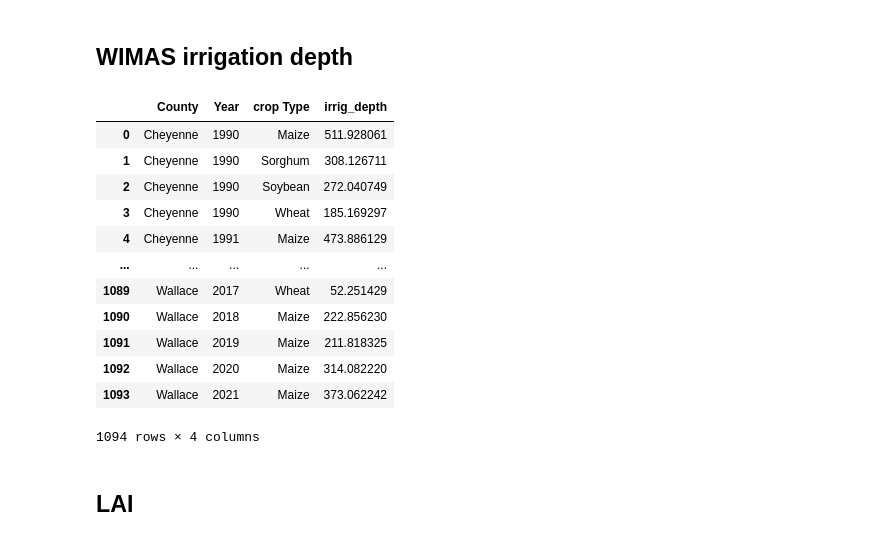
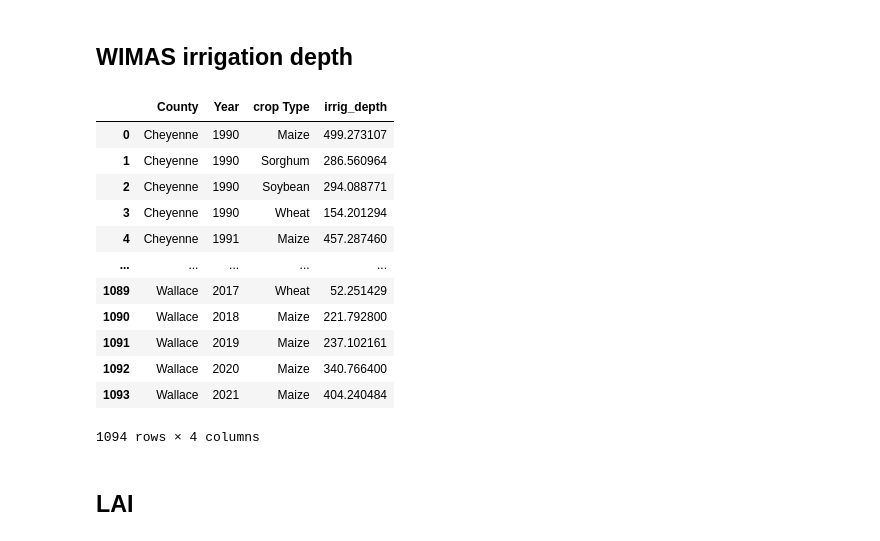
Before and after one commit to wndlovu/EGGS-Aquacrop, a Jupyter notebook: data_analysis_county/corn_calibration.ipynb, the cells around one changed output. Saved outputs shown, nothing was run; the diff lists cells and outputs as text; code cells hidden in the pictures.

```diff
--- a/data_analysis_county/corn_calibration.ipynb
+++ b/data_analysis_county/corn_calibration.ipynb
@@ -284,22 +285,22 @@ irrig_depth = irrig_depth.rename(columns = {'WUA_YEAR': 'Year',
                                             'crop_name': 'crop Type'})
 # %%
 # calculate mean irrig
-irrig_depth = irrig_depth.groupby(['County', 'Year', 'crop Type']).agg({'irrig_depth':'mean'})
+irrig_depth = irrig_depth.groupby(['County', 'Year', 'crop Type']).agg({'irrig_depth':'median'})
 irrig_depth = irrig_depth.reset_index()
 irrig_depth
 # %% [output]
 |  | County | Year | crop Type | irrig_depth |
-| 0 | Cheyenne | 1990 | Maize | 511.928061 |
-| 1 | Cheyenne | 1990 | Sorghum | 308.126711 |
-| 2 | Cheyenne | 1990 | Soybean | 272.040749 |
-| 3 | Cheyenne | 1990 | Wheat | 185.169297 |
-| 4 | Cheyenne | 1991 | Maize | 473.886129 |
+| 0 | Cheyenne | 1990 | Maize | 499.273107 |
+| 1 | Cheyenne | 1990 | Sorghum | 286.560964 |
+| 2 | Cheyenne | 1990 | Soybean | 294.088771 |
+| 3 | Cheyenne | 1990 | Wheat | 154.201294 |
+| 4 | Cheyenne | 1991 | Maize | 457.287460 |
 | ... | ... | ... | ... | ... |
 | 1089 | Wallace | 2017 | Wheat | 52.251429 |
-| 1090 | Wallace | 2018 | Maize | 222.856230 |
-| 1091 | Wallace | 2019 | Maize | 211.818325 |
-| 1092 | Wallace | 2020 | Maize | 314.082220 |
-| 1093 | Wallace | 2021 | Maize | 373.062242 |
+| 1090 | Wallace | 2018 | Maize | 221.792800 |
+| 1091 | Wallace | 2019 | Maize | 237.102161 |
+| 1092 | Wallace | 2020 | Maize | 340.766400 |
+| 1093 | Wallace | 2021 | Maize | 404.240484 |
 1094 rows × 4 columns
 # %% [markdown]
 ## LAI
```
Also changed, not shown: parts of 15 cells of this notebook.
